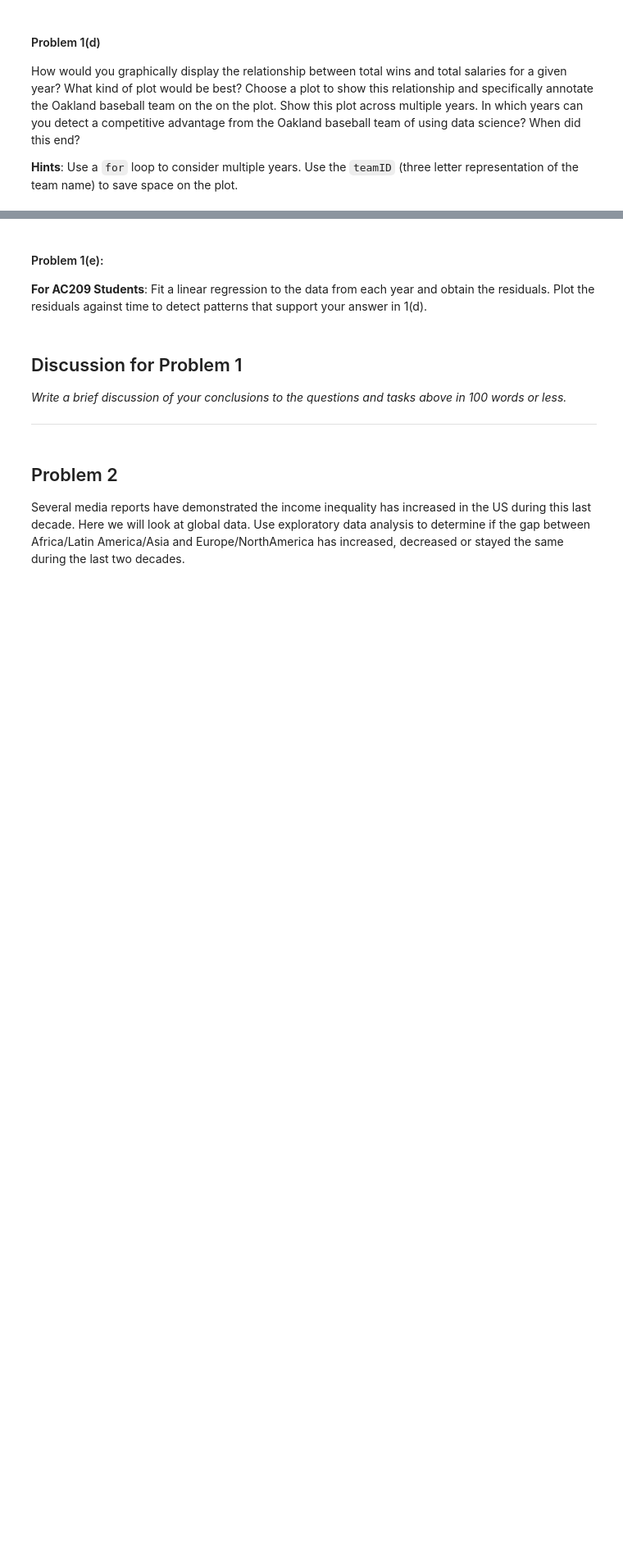
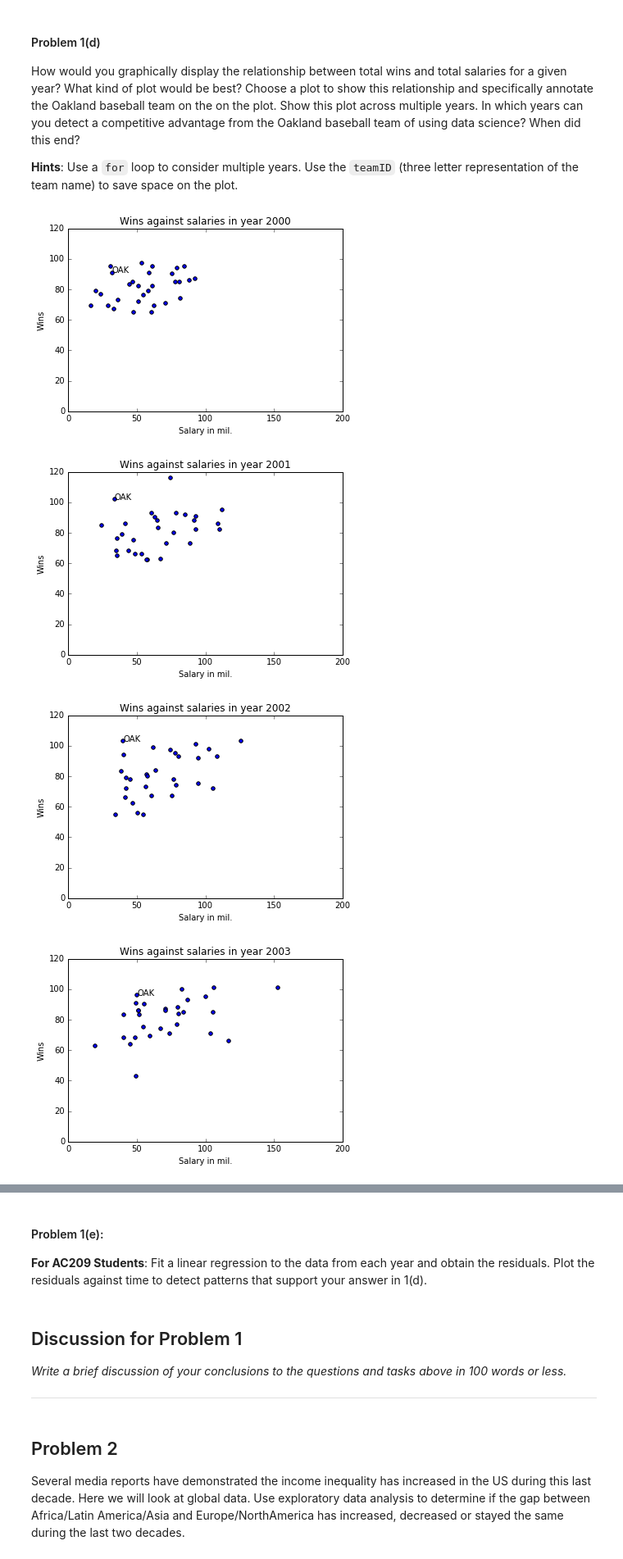
Before and after one commit to Benno26/Cs109HW, a Jupyter notebook: HW1.ipynb, the cells around one changed output, grey strips where cells are left out. Shown at 82% size. Cells and saved outputs as stored; diff of their text form; code cells hidden in the pictures; blank space fills up the shorter version.

```diff
--- a/HW1.ipynb
+++ b/HW1.ipynb
@@ -59,0 +108,6 @@ Load in [these CSV files](http://seanlahman.com/files/database/lahman-csv_2014-0
+# %%
+
+teams = pd.read_csv(zipFile.open(zipFile.namelist()[names.index("Teams.csv")]))
+print teams.head()
+print "Number of rows: " + str(teams.shape[0])
+print "Number of columns: " + str(teams.shape[1])
@@ -65,0 +136,5 @@ Summarize the Salaries DataFrame to show the total salaries for each team for ea
+# %%
+#your code here
+sumSalaries = salaries.groupby(['yearID','teamID'],as_index=False).sum()
+sumSalaries.head()
+#sumSalaries.sort_values('salary', ascending=False)
@@ -74,0 +155,9 @@ showing wins and total salaries for each team for each year year. Show the head
+# %%
+#your code here
+# Select teamID, yearID and WIns from Teams
+teams = teams[['yearID','teamID','W']]
+#teams.head()
+# %%
+salaryWins = pd.merge(sumSalaries,teams,on=['yearID','teamID'])
+salaryWins.head()
+#salaryWins.sort_values('W',ascending=False)
@@ -82,0 +180,18 @@ How would you graphically display the relationship between total wins and total
+# %%
+years = np.arange(2000,2005)
+teamName = 'OAK'
+for yr in years:
+    yearData = salaryWins[salaryWins['yearID'] ==yr]
+    plt.scatter(yearData['salary']/1e6,yearData['W'])
+    plt.title("Wins against salaries in year " + str(yr))
+    plt.xlabel("Salary in mil.")
+    plt.ylabel("Wins")
+    plt.xlim(0,200)
+    plt.ylim(0, 120)
+    plt.annotate(teamName,(yearData['salary'][yearData['teamID']==teamName]/1e6,yearData['W'][yearData['teamID']==teamName]))
+    plt.show()
+# %% [output]
+[figure, added]
+[figure, added]
+[figure, added]
+[figure, added]
```
Also changed, not shown: parts of 13 cells of this notebook.
